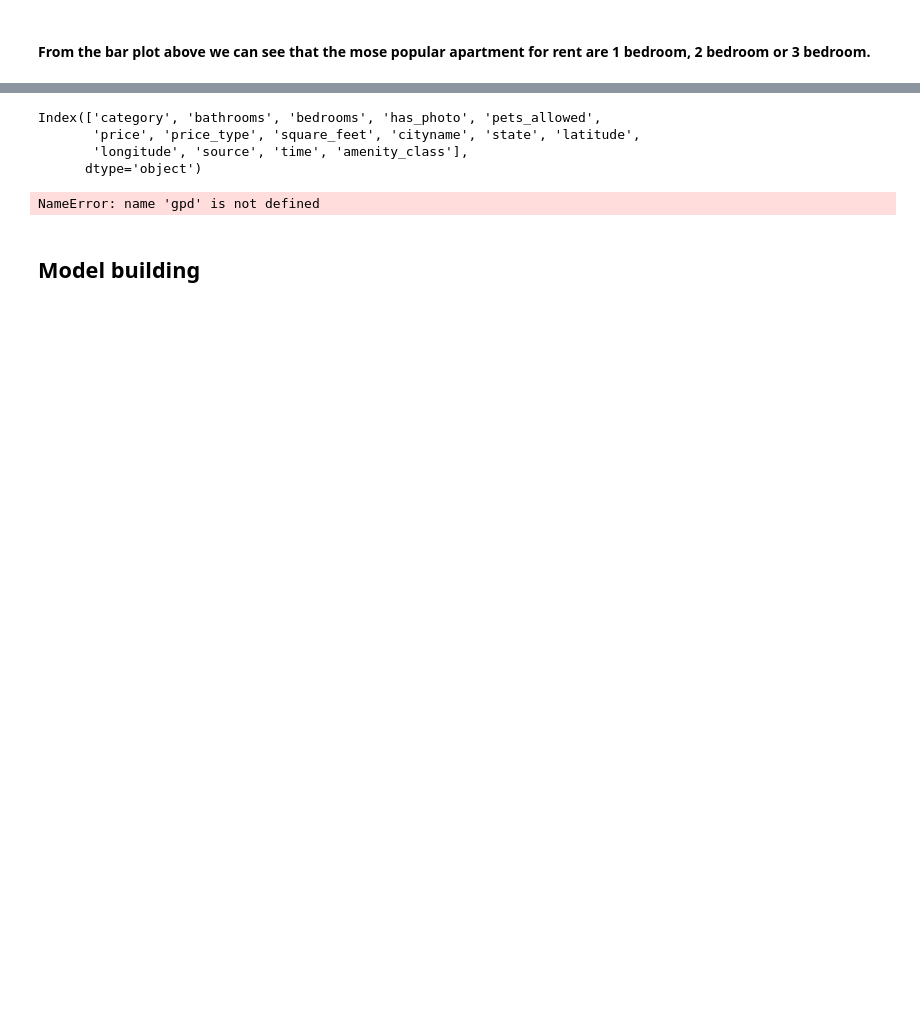
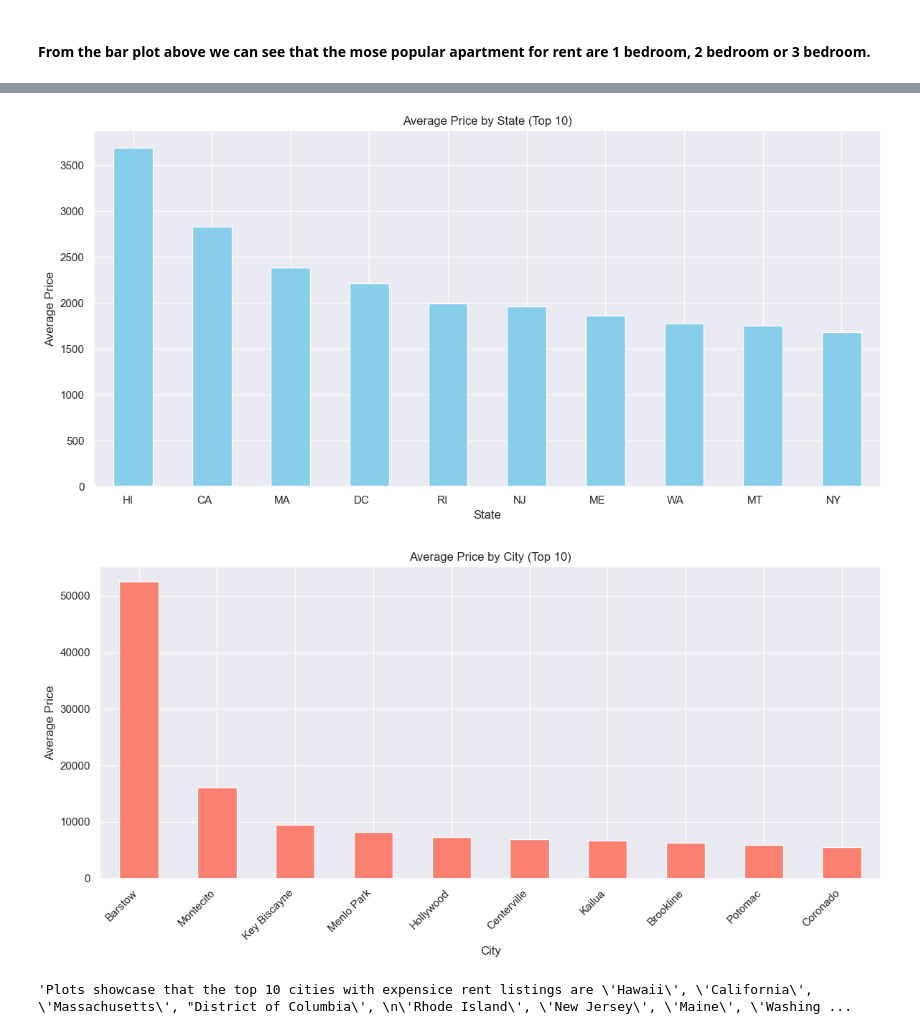
Before and after one commit to Akamemz/Analyzing-USA-Apartment-Rentals, a Jupyter notebook: Apartment For rent/apart_analys.ipynb, the cells around one changed output, grey strips where cells are left out. Drawn from its saved outputs; the diff is of its cells as text; code cells hidden in the pictures; blank space fills up the shorter version.

```diff
--- a/Apartment For rent/apart_analys.ipynb
+++ b/Apartment For rent/apart_analys.ipynb
@@ -457,30 +509,0 @@ df_2 = df_1.copy()
-# %%
-df_1.columns
-# %% [output]
-Index(['category', 'bathrooms', 'bedrooms', 'has_photo', 'pets_allowed',
-       'price', 'price_type', 'square_feet', 'cityname', 'state', 'latitude',
-       'longitude', 'source', 'time', 'amenity_class'],
-      dtype='object')
-# %%
-# Load the shapefile of US states
-us_states = gpd.read_file(gpd.datasets.get_path('naturalearth_lowres'))
-
-# Create a scatter plot of latitude and longitude coordinates
-plt.figure(figsize=(10, 8))
-us_states.plot(ax=plt.gca(), color='lightgrey', edgecolor='black')
-plt.scatter(df_1['lon'], df_1['lat'], c=df_1['price'], cmap='viridis', alpha=0.5, s=10)
-
-# Add colorbar
-plt.colorbar(label='Price')
-
-# Set labels and title
-plt.xlabel('Longitude')
-plt.ylabel('Latitude')
-plt.title('US Map with Coordinates Colored by Price')
-
-# Show plot
-plt.show()
-# %% [output]
-NameError: name 'gpd' is not defined
-# %% [markdown]
-## Model building
@@ -486,0 +538,37 @@ NameError: name 'gpd' is not defined
+# %%
+import matplotlib.pyplot as plt
+
+# Calculate average price for each state
+state_avg_price = df_1.groupby('state')['price'].mean().sort_values(ascending=False).head(10)
+
+# Plot average price by state
+plt.figure(figsize=(12, 6))
+state_avg_price.plot(kind='bar', color='skyblue')
+plt.title('Average Price by State (Top 10)')
+plt.xlabel('State')
+plt.ylabel('Average Price')
+plt.xticks(rotation=360, ha='right')
+plt.tight_layout()
+plt.show()
+
+# Calculate average price for each city
+city_avg_price = df_1.groupby('cityname')['price'].mean().sort_values(ascending=False).head(10)
+
+# Plot average price by city
+plt.figure(figsize=(12, 6))
+city_avg_price.plot(kind='bar', color='salmon')
+plt.title('Average Price by City (Top 10)')
+plt.xlabel('City')
+plt.ylabel('Average Price')
+plt.xticks(rotation=45, ha='right')
+plt.tight_layout()
+plt.show()
+
+"""Plots showcase that the top 10 cities with expensice rent listings are 'Hawaii', 'California', 'Massachusetts', "District of Columbia',
+'Rhode Island', 'New Jersey', 'Maine', 'Washington', 'Montana' and 'New York'.
+Alothough in we consider that cities than 'Barstow' winning on all accounts, and second comes 'Montenico'
+where as other cities are reletivle similar to each other or have low rent price. """
+# %% [output]
+[figure, added]
+[figure, added]
+'Plots showcase that the top 10 cities with expensice rent listings are \'Hawaii\', \'California\', \'Massachusetts\', "District of Columbia\', \n\'Rhode Island\', \'New Jersey\', \'Maine\', \'Washing ...
```
Also changed, not shown: parts of 29 cells of this notebook, 3 other files.
